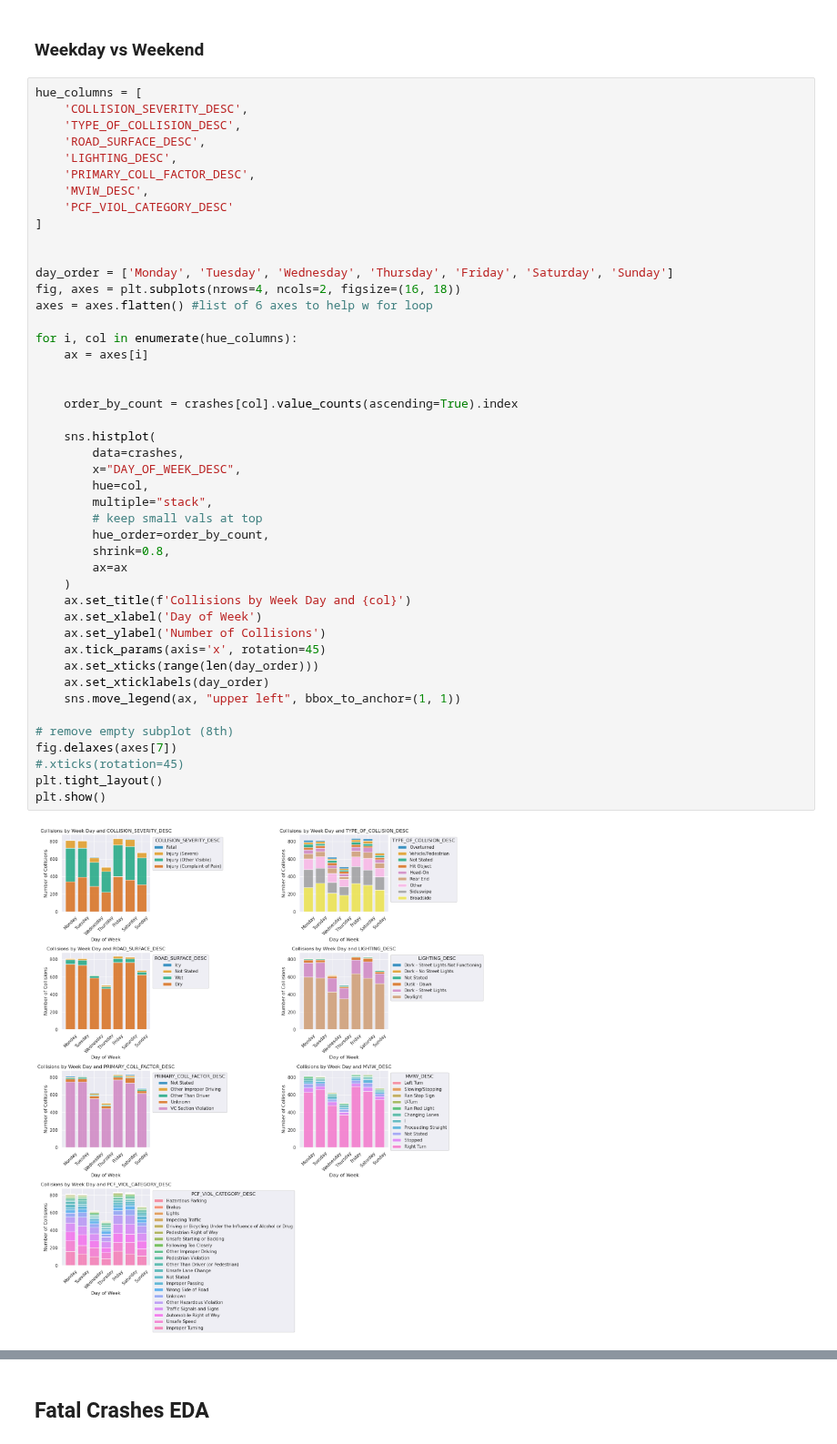
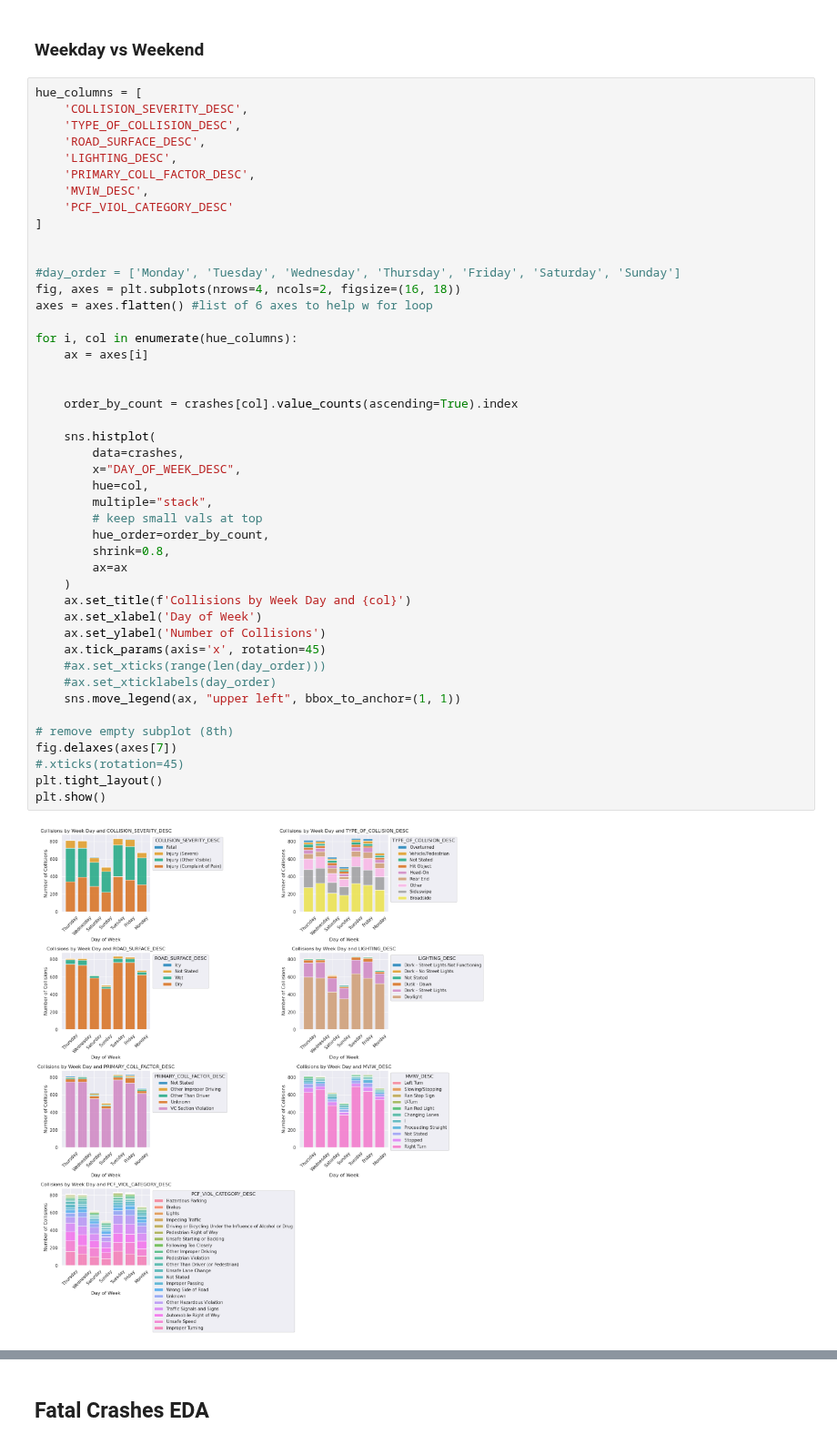
Before and after one commit to UCB-stat-159-f25/final-group07, a Jupyter notebook: data_exploration.ipynb, the cells around one changed output, grey strips where cells are left out. Shown at 91% size. Saved outputs shown, nothing was run; the diff lists cells and outputs as text.

```diff
--- a/data_exploration.ipynb
+++ b/data_exploration.ipynb
@@ -194,38 +194,38 @@ hue_columns = [
 ]
 
 
-day_order = ['Monday', 'Tuesday', 'Wednesday', 'Thursday', 'Friday', 'Saturday', 'Sunday']
+#day_order = ['Monday', 'Tuesday', 'Wednesday', 'Thursday', 'Friday', 'Saturday', 'Sunday']
 fig, axes = plt.subplots(nrows=4, ncols=2, figsize=(16, 18))
 axes = axes.flatten() #list of 6 axes to help w for loop
 
 for i, col in enumerate(hue_columns):
     ax = axes[i]
 
 
     order_by_count = crashes[col].value_counts(ascending=True).index
 
     sns.histplot(
         data=crashes,
         x="DAY_OF_WEEK_DESC",
         hue=col,
         multiple="stack",
         # keep small vals at top
         hue_order=order_by_count,
         shrink=0.8,
         ax=ax
     )
     ax.set_title(f'Collisions by Week Day and {col}')
     ax.set_xlabel('Day of Week')
     ax.set_ylabel('Number of Collisions')
     ax.tick_params(axis='x', rotation=45)
-    ax.set_xticks(range(len(day_order)))
-    ax.set_xticklabels(day_order)
+    #ax.set_xticks(range(len(day_order)))
+    #ax.set_xticklabels(day_order)
     sns.move_legend(ax, "upper left", bbox_to_anchor=(1, 1))
 
 # remove empty subplot (8th)
 fig.delaxes(axes[7])
 #.xticks(rotation=45)
 plt.tight_layout()
 plt.show()
 # %% [output]
-[figure, old version]
+[figure, new version]
```
Also changed, not shown: parts of 21 cells of this notebook.
